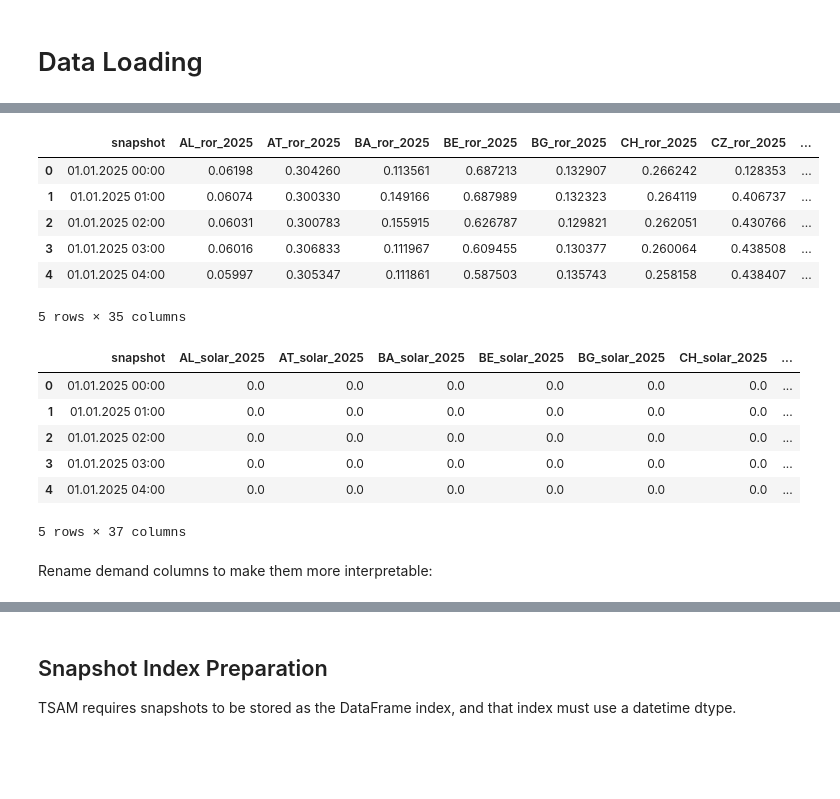
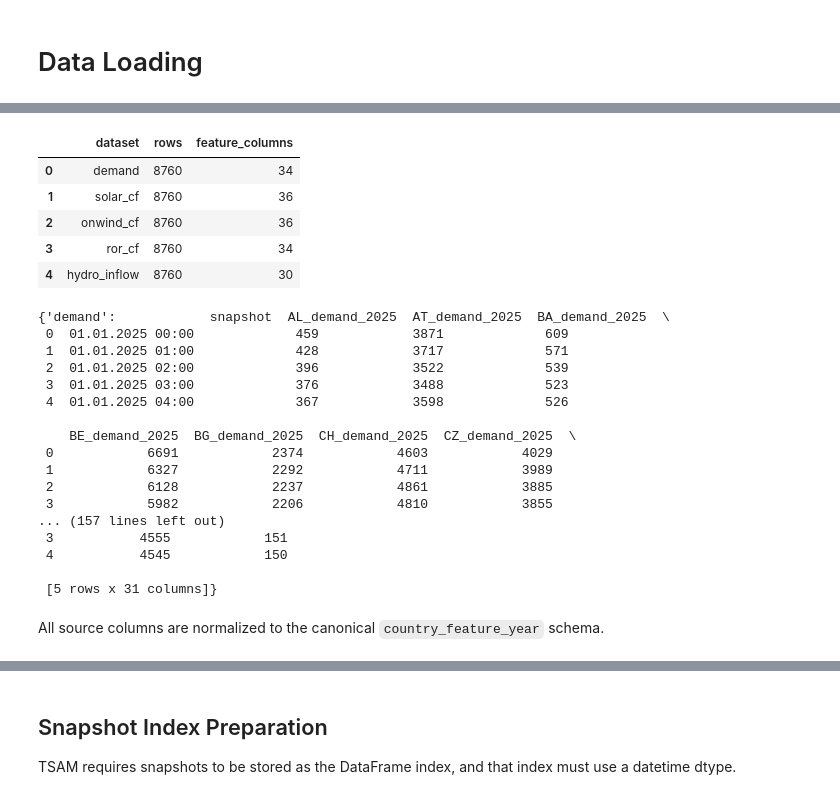
Before and after one commit to komaksym/tsam-notebook-workflows, a Jupyter notebook: src/approach_1_ALL.ipynb, the cells around one changed output, grey strips where cells are left out. Saved outputs shown, nothing was run; the diff lists cells and outputs as text; code cells hidden in the pictures; blank space fills up the shorter version.

Commit message:
feat: AI-add a single year robustness to the notebook approach 1. Make it flexible to work with less/more features, countries, rows, columns, data for other years, etc.

```diff
--- a/src/approach_1_ALL.ipynb
+++ b/src/approach_1_ALL.ipynb
@@ -96,6 +245,4 @@ onwind_cf.head()
 # %%
-hydro_inflow = pd.read_csv(
-    data_location / "hydro_inflow_scaled_deduped_2025.csv", sep=","
-)
-hydro_inflow.head()
+datasets = load_datasets(DATASET_SPECS, ANALYSIS_YEAR, SNAPSHOT_COLUMN)
+list(datasets)
 # %% [output]
@@ -109,25 +250,43 @@ hydro_inflow.head()
 # %%
-ror_cf = pd.read_csv(data_location / "ror_capacity_factors.csv", sep=",")
-ror_cf.head()
+dataset_summary = pd.DataFrame(
+    [
+        {
+            "dataset": name,
+            "rows": len(df),
+            "feature_columns": len(df.columns) - 1,
+        }
+        for name, df in datasets.items()
+    ]
+)
+dataset_summary
 # %% [output]
-|  | snapshot | AL_ror_2025 | AT_ror_2025 | BA_ror_2025 | BE_ror_2025 | BG_ror_2025 | CH_ror_2025 | CZ_ror_2025 | ... |
-| 0 | 01.01.2025 00:00 | 0.06198 | 0.304260 | 0.113561 | 0.687213 | 0.132907 | 0.266242 | 0.128353 | ... |
-| 1 | 01.01.2025 01:00 | 0.06074 | 0.300330 | 0.149166 | 0.687989 | 0.132323 | 0.264119 | 0.406737 | ... |
-| 2 | 01.01.2025 02:00 | 0.06031 | 0.300783 | 0.155915 | 0.626787 | 0.129821 | 0.262051 | 0.430766 | ... |
-| 3 | 01.01.2025 03:00 | 0.06016 | 0.306833 | 0.111967 | 0.609455 | 0.130377 | 0.260064 | 0.438508 | ... |
-| 4 | 01.01.2025 04:00 | 0.05997 | 0.305347 | 0.111861 | 0.587503 | 0.135743 | 0.258158 | 0.438407 | ... |
+|  | dataset | rows | feature_columns |
+| 0 | demand | 8760 | 34 |
+| 1 | solar_cf | 8760 | 36 |
+| 2 | onwind_cf | 8760 | 36 |
+| 3 | ror_cf | 8760 | 34 |
+| 4 | hydro_inflow | 8760 | 30 |
-5 rows × 35 columns
 # %%
-solar_cf = pd.read_csv(data_location / "solar_capacity_factors.csv", sep=";")
-solar_cf.head()
+dataset_previews = {name: df.head() for name, df in datasets.items()}
+dataset_previews
 # %% [output]
-|  | snapshot | AL_solar_2025 | AT_solar_2025 | BA_solar_2025 | BE_solar_2025 | BG_solar_2025 | CH_solar_2025 | ... |
-| 0 | 01.01.2025 00:00 | 0.0 | 0.0 | 0.0 | 0.0 | 0.0 | 0.0 | ... |
-| 1 | 01.01.2025 01:00 | 0.0 | 0.0 | 0.0 | 0.0 | 0.0 | 0.0 | ... |
-| 2 | 01.01.2025 02:00 | 0.0 | 0.0 | 0.0 | 0.0 | 0.0 | 0.0 | ... |
-| 3 | 01.01.2025 03:00 | 0.0 | 0.0 | 0.0 | 0.0 | 0.0 | 0.0 | ... |
-| 4 | 01.01.2025 04:00 | 0.0 | 0.0 | 0.0 | 0.0 | 0.0 | 0.0 | ... |
-5 rows × 37 columns
+{'demand':            snapshot  AL_demand_2025  AT_demand_2025  BA_demand_2025  \
+ 0  01.01.2025 00:00             459            3871             609
+ 1  01.01.2025 01:00             428            3717             571
+ 2  01.01.2025 02:00             396            3522             539
+ 3  01.01.2025 03:00             376            3488             523
+ 4  01.01.2025 04:00             367            3598             526
+
+    BE_demand_2025  BG_demand_2025  CH_demand_2025  CZ_demand_2025  \
+ 0            6691            2374            4603            4029
+ 1            6327            2292            4711            3989
+ 2            6128            2237            4861            3885
+ 3            5982            2206            4810            3855
+... (157 lines left out)
+ 3           4555            151
+ 4           4545            150
+
+ [5 rows x 31 columns]}
 # %% [markdown]
-Rename demand columns to make them more interpretable:
+All source columns are normalized to the canonical `country_feature_year` schema.
 # %%
```
Also changed, not shown: parts of 35 cells of this notebook.
